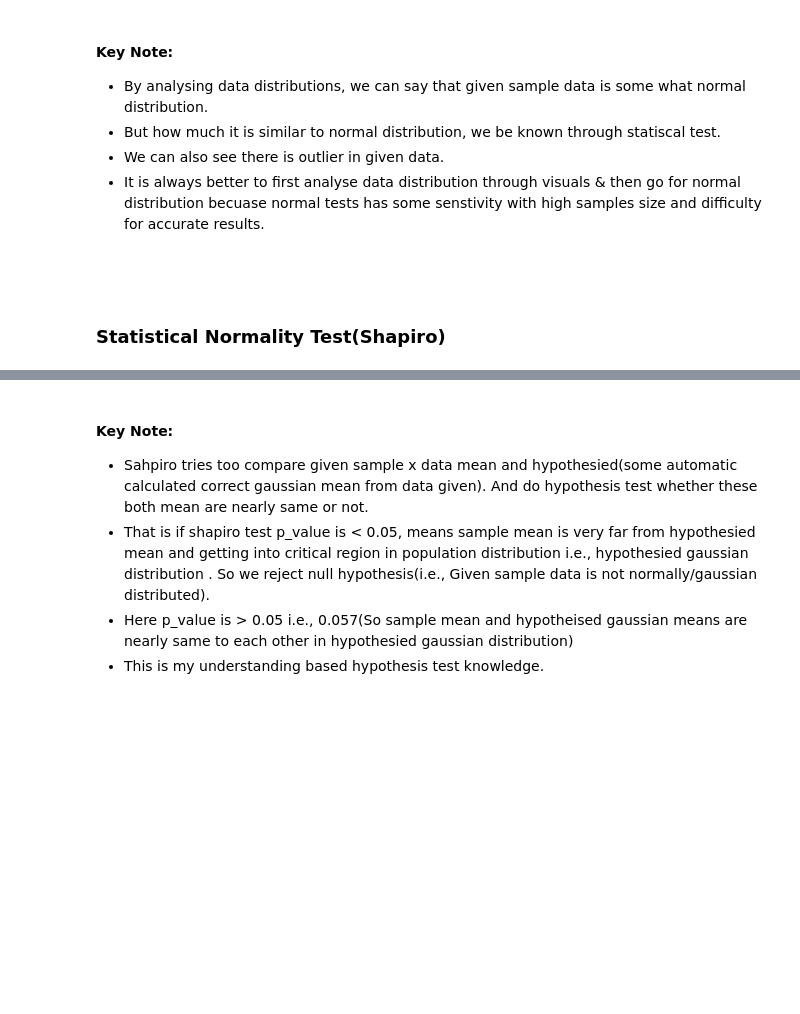
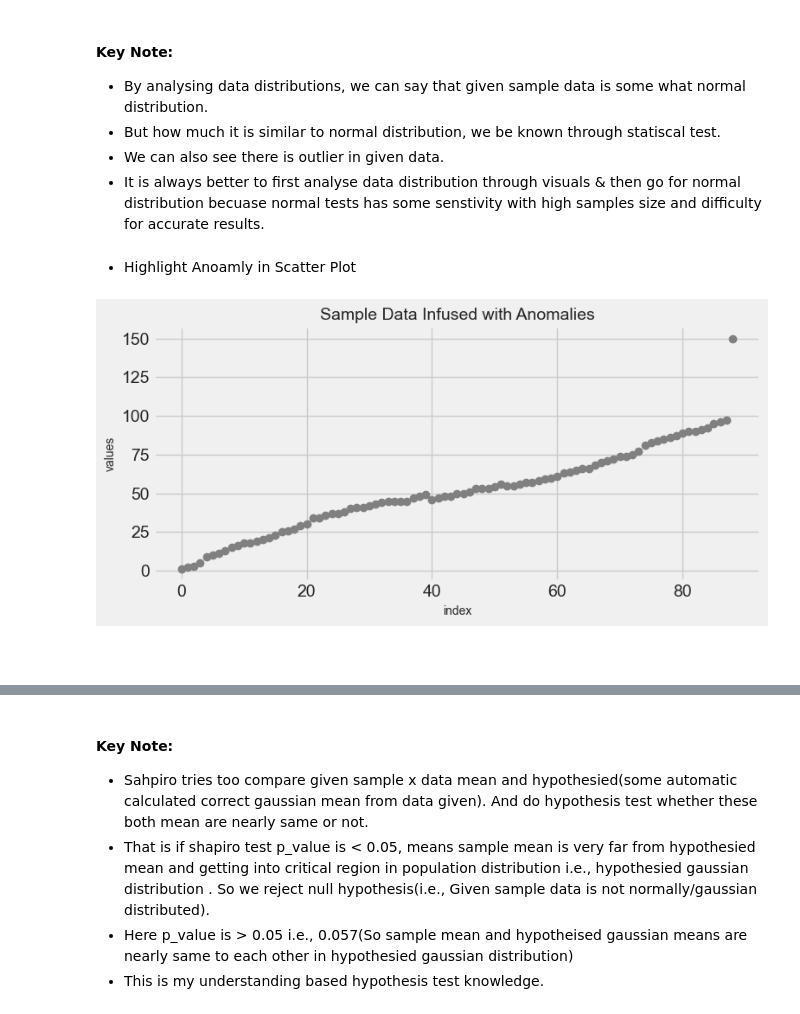
Before and after one commit to RakeshG1/DataScienceHub, a Jupyter notebook: MachineLearning/UnsupervisedLearning/Anomaly_Detection(3Sigma_Deviation).ipynb, the cells around one changed output, grey strips where cells are left out. Cells and saved outputs as stored; diff of their text form; code cells hidden in the pictures; blank space fills up the shorter version.

```diff
--- a/MachineLearning/UnsupervisedLearning/Anomaly_Detection(3Sigma_Deviation).ipynb
+++ b/MachineLearning/UnsupervisedLearning/Anomaly_Detection(3Sigma_Deviation).ipynb
@@ -62,7 +77,23 @@ plt.show()
 * But how much it is similar to normal distribution, we be known through statiscal test.
 * We can also see there is outlier in given data.
 * It is always better to first analyse data distribution through visuals & then go for normal distribution becuase normal tests has some senstivity with high samples size and difficulty for accurate results.
+# %% [markdown]
+- Highlight Anoamly in Scatter Plot
+# %%
+plt.style.use('fivethirtyeight')
+
+fig,axes = plt.subplots(nrows=1,ncols=1,figsize=(8,4))
+
+# Scatter plot
+y = [y for y in range(0, len(x))]
+axes.plot(y, x, "o", color="grey")
+axes.set_title('Sample Data Infused with Anomalies', size=14)
+axes.set_ylabel("values", size=10)
+axes.set_xlabel("index", size=10)
+
+plt.tight_layout()
+plt.show()
+# %% [output]
+[figure, added]
 # %% [markdown]
 &nbsp;
-# %% [markdown]
-### Statistical Normality Test(Shapiro)
```
Also changed, not shown: parts of 8 cells of this notebook, 3 other files.
